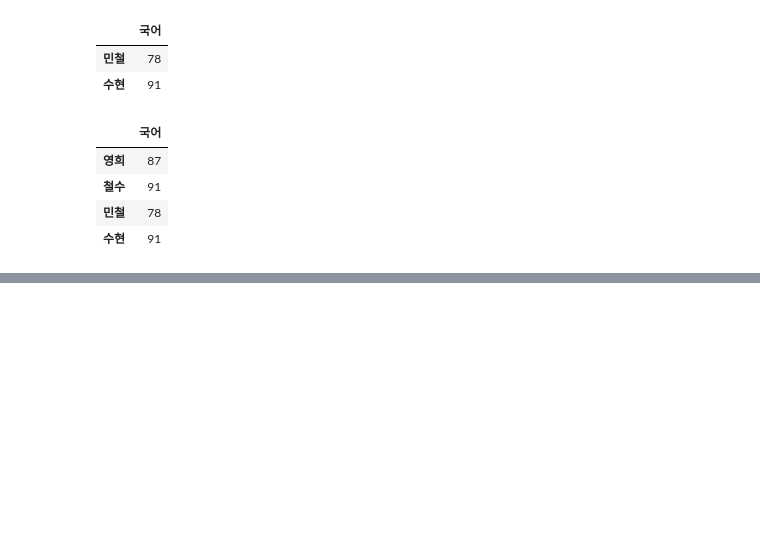
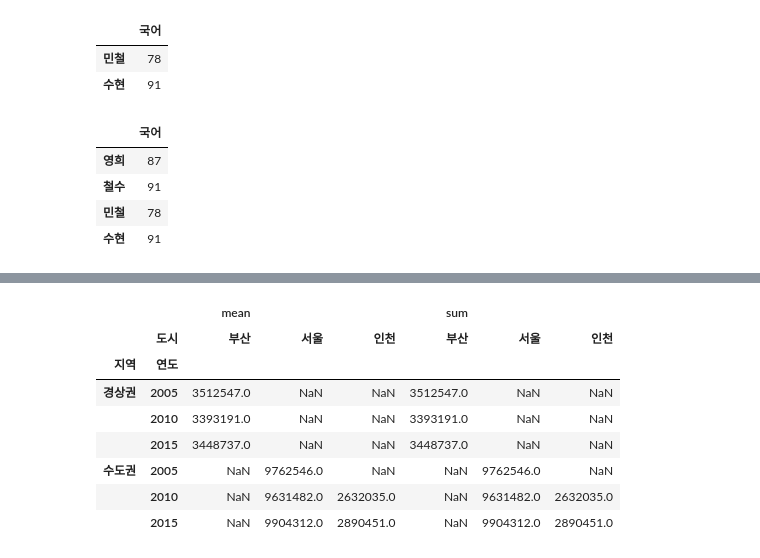
Before and after one commit to maker-lee/megait-data, a Jupyter notebook: C.데이터_다루기/02. 데이터 전처리/03-데이터_재배치.ipynb, the cells around one changed output, grey strips where cells are left out. Drawn from its saved outputs; the diff is of its cells as text; code cells hidden in the pictures; blank space fills up the shorter version.

```diff
--- a/C.데이터_다루기/02. 데이터 전처리/03-데이터재배치.ipynb
+++ b/C.데이터_다루기/02. 데이터 전처리/03-데이터_재배치.ipynb
@@ -379,0 +404,3 @@ concat([df5,df6])
+# %%
+df = read_excel("city.xlsx")
+df
@@ -379,0 +463,17 @@ concat([df5,df6])
+# %%
+pivot_table(df,
+            index=['지역','연도'],
+            columns='도시',
+            values='인구',
+            aggfunc=['mean','sum'] # 통계학적 의미의 평균
+)
+# %% [output]
+|  |  | mean |  |  | sum |  |  |
+|  | 도시 | 부산 | 서울 | 인천 | 부산 | 서울 | 인천 |
+| 지역 | 연도 |  |  |  |  |  |  |
+| 경상권 | 2005 | 3512547.0 | NaN | NaN | 3512547.0 | NaN | NaN |
+|  | 2010 | 3393191.0 | NaN | NaN | 3393191.0 | NaN | NaN |
+|  | 2015 | 3448737.0 | NaN | NaN | 3448737.0 | NaN | NaN |
+| 수도권 | 2005 | NaN | 9762546.0 | NaN | NaN | 9762546.0 | NaN |
+|  | 2010 | NaN | 9631482.0 | 2632035.0 | NaN | 9631482.0 | 2632035.0 |
+|  | 2015 | NaN | 9904312.0 | 2890451.0 | NaN | 9904312.0 | 2890451.0 |
```
Also changed, not shown: parts of 22 cells of this notebook, 5 other files.
